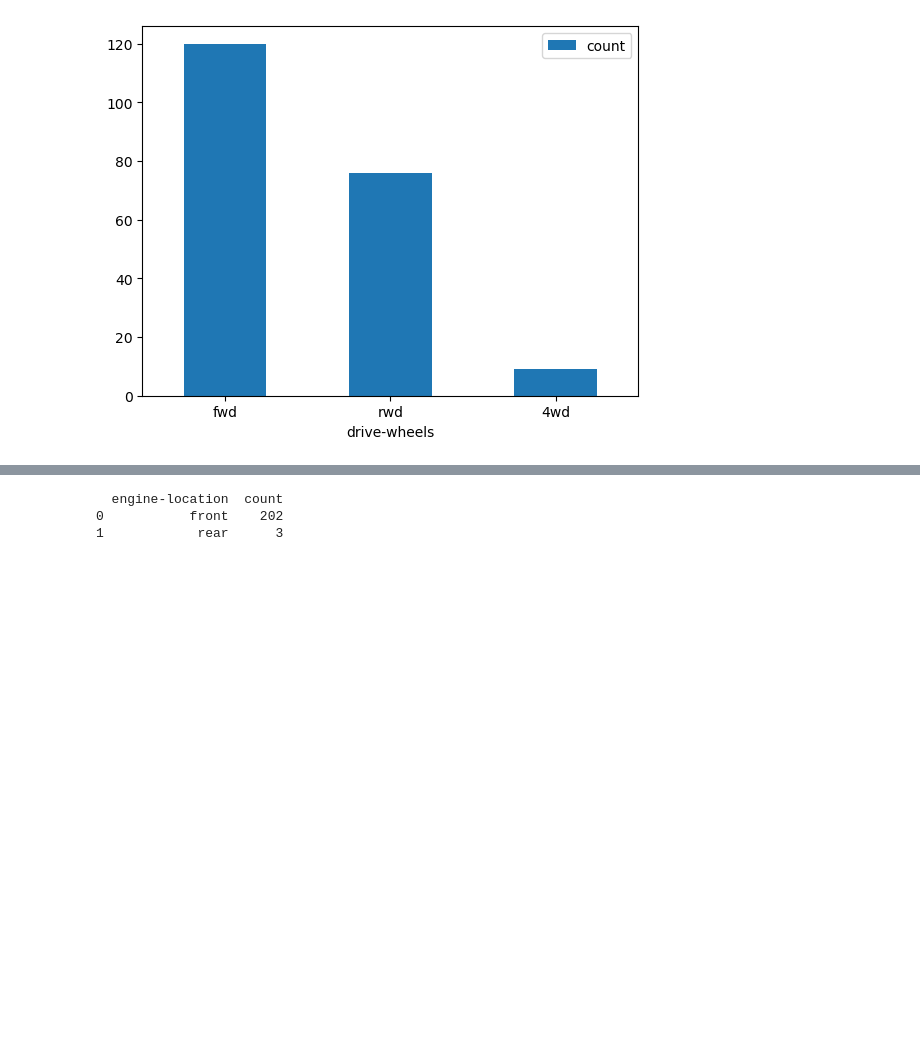
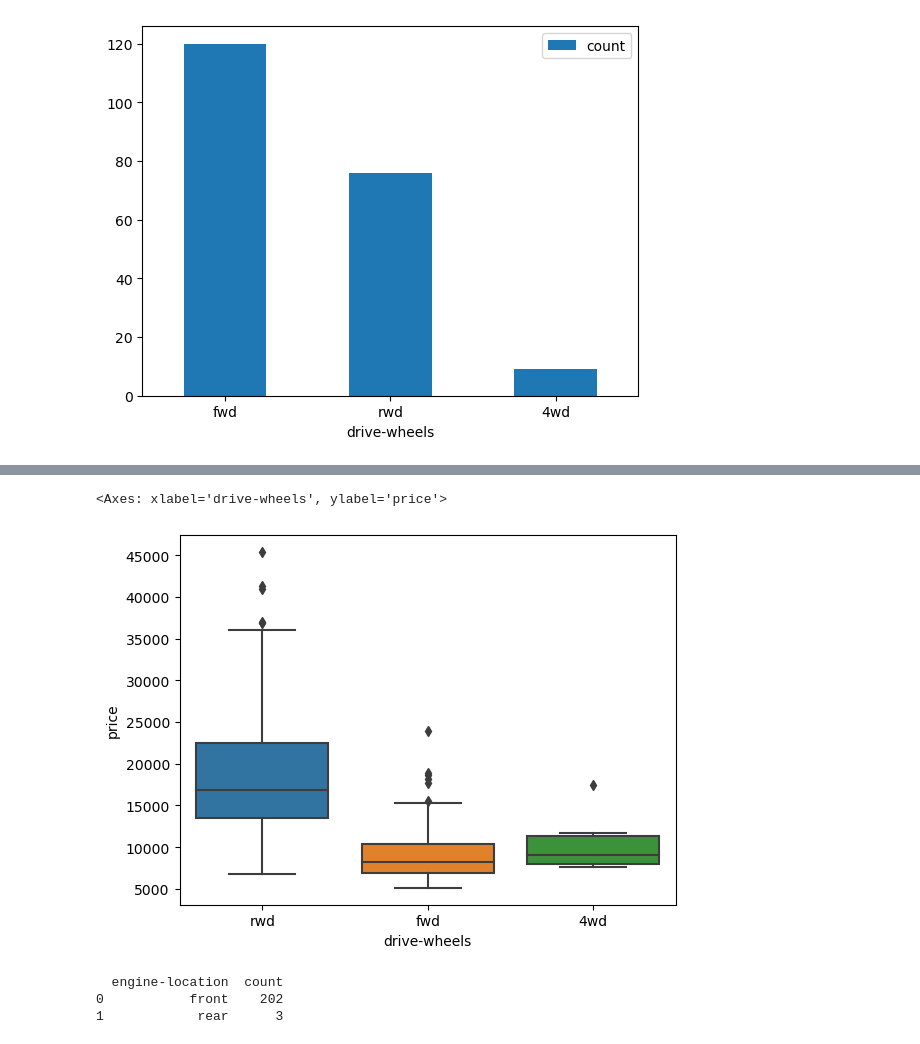
Before and after one commit to elliotbabilonia/automobile-project, a Jupyter notebook: code.ipynb, the cells around one changed output, grey strips where cells are left out. Saved outputs shown, nothing was run; the diff lists cells and outputs as text; code cells hidden in the pictures; blank space fills up the shorter version.

```diff
--- a/code.ipynb
+++ b/code.ipynb
@@ -211,3 +226,8 @@ plt.show()
+# %%
+sns.boxplot(data=automobile.data.features, x="drive-wheels", y="price")
+# %% [output]
+<Axes: xlabel='drive-wheels', ylabel='price'>
+[figure, added]
 # %%
 engine_location_counts=automobile.data.features['engine-location'].value_counts().reset_index()
 print(engine_location_counts)
```
Also changed, not shown: parts of 5 cells of this notebook.
